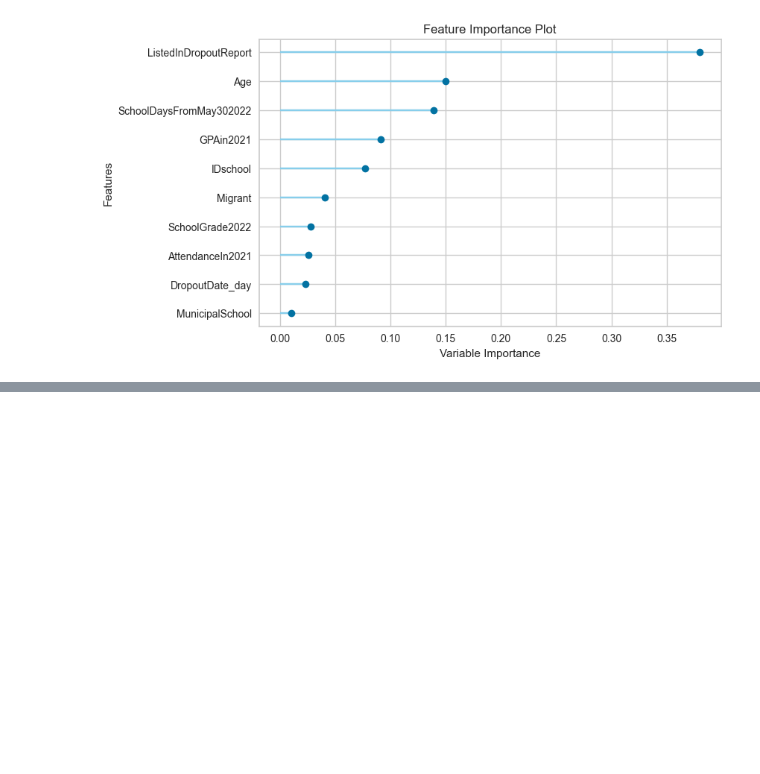
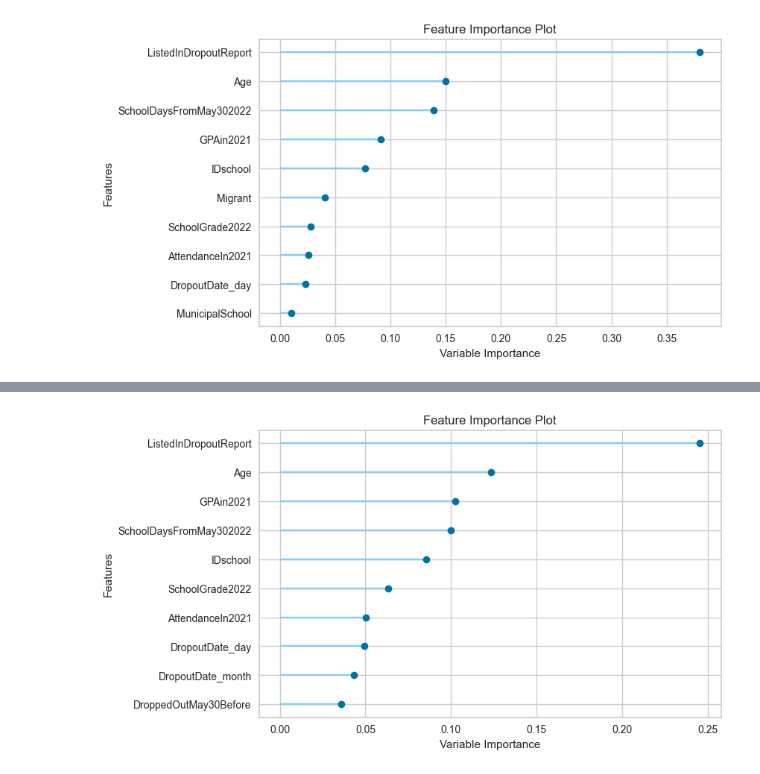
Before and after one commit to sivv1812/Repositorio_ciencia_de_datos, a Jupyter notebook: CÓDIGO_INFORME_AVANCE.ipynb, the cells around one changed output, grey strips where cells are left out. Drawn from its saved outputs; the diff is of its cells as text; code cells hidden in the pictures; blank space fills up the shorter version.

```diff
--- a/CÓDIGO_INFORME_AVANCE.ipynb
+++ b/CÓDIGO_INFORME_AVANCE.ipynb
@@ -710,0 +879,4 @@ plot_model(tuned_gbc, plot='feature')
+# %%
+# Gráfico de importancia de variables
+plot_model(tuned_rf, plot='feature')
+# %% [output]
@@ -710,0 +884 @@ plot_model(tuned_gbc, plot='feature')
+[figure, added]
```
Also changed, not shown: parts of 8 cells of this notebook, 1 other file.
